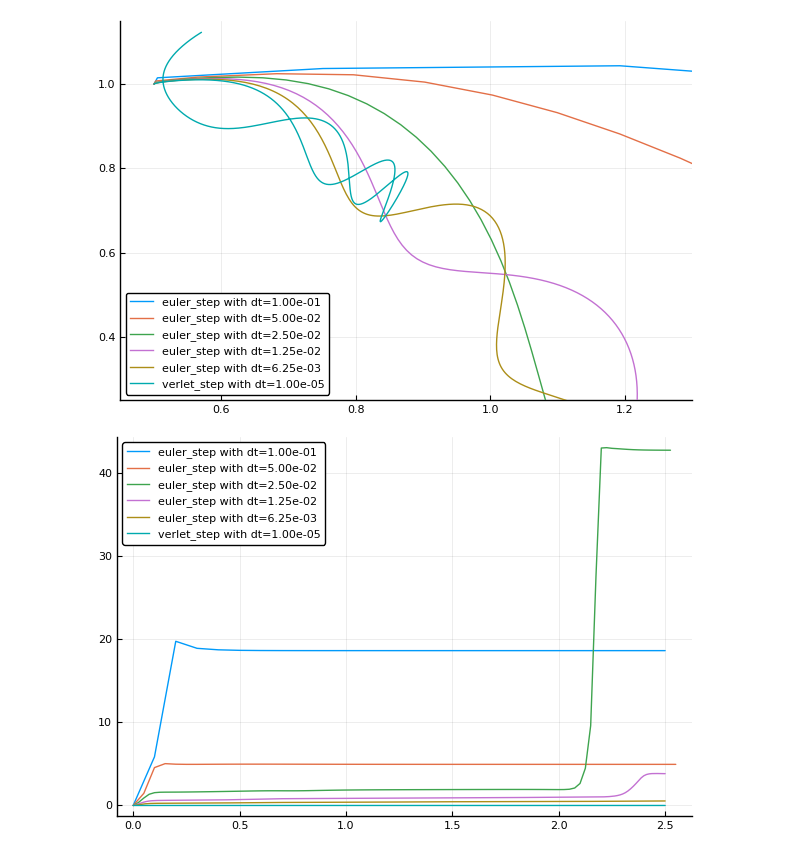
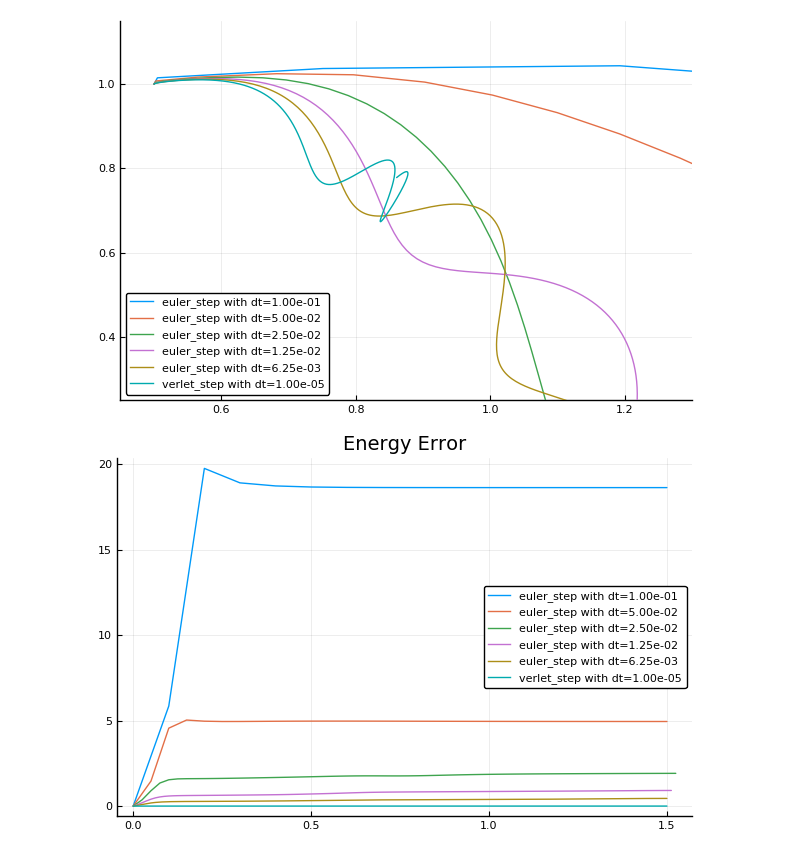
Before and after one commit to BoergeSt/HamiltonODE, a Jupyter notebook: Examples/Jupyter/Lennard-Jones-Trimer.ipynb, the cells around one changed output. Saved outputs shown, nothing was run; the diff lists cells and outputs as text; code cells hidden in the pictures.

Commit message:
Added Error Estimation for the Lennard-Jones-Trimer

```diff
--- a/Examples/Jupyter/Lennard-Jones-Trimer.ipynb
+++ b/Examples/Jupyter/Lennard-Jones-Trimer.ipynb
@@ -24,7 +26,7 @@ F(q) =-2*dphi(norm(q))*q/norm(q)-dphi(2*q[1])*2*[1,0]
 
 HS = HamiltonSystem(d,m,q0,p0,F,U);
 # %%
-T=2.5
+T=1.5
 
 Is = [
     [Integrator(euler_step,0.1*2.0^-i,T) for i in 0:4];
@@ -37,8 +39,8 @@ EnergyErrors = getEnergyErrors(HS,Qs,Ps);
 # %%
 plotOrbits(Qs,names,xlim=(0.45, 1.3),ylim=(0.25,1.15))
 # %% [output]
-[figure, old version]
+[figure, new version]
 # %%
-plot(ts,EnergyErrors,label=hcat(names...))
+plot(ts,EnergyErrors,label=hcat(names...),title="Energy Error")
 # %% [output]
-[figure, old version]
+[figure, new version]
```
Also changed, not shown: parts of 2 cells of this notebook, 2 other files.
